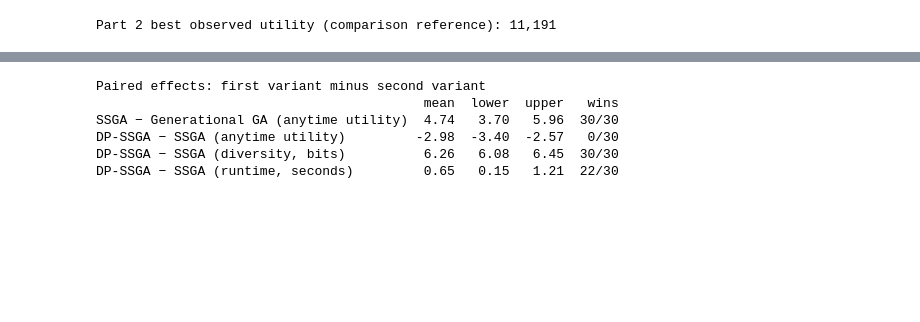
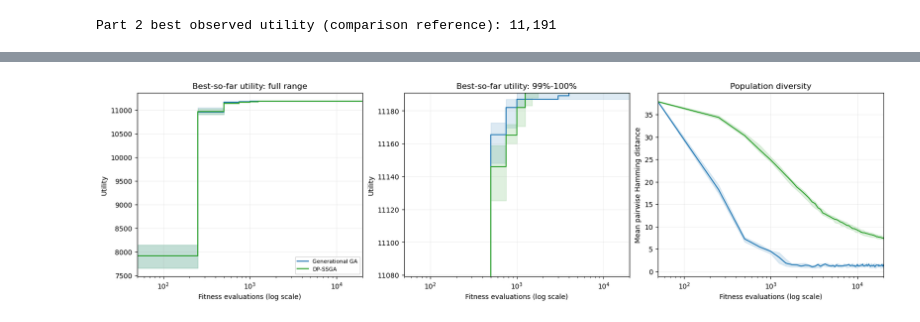
Before and after one commit to CuongMe/CSCU9YE-Artificial-Intelligence-30065980, a Jupyter notebook: 30065980_CSCU9YE_Assignment.ipynb, the cells around one changed output, grey strips where cells are left out. Cells and saved outputs as stored; diff of their text form; code cells hidden in the pictures; blank space fills up the shorter version.

```diff
--- a/30065980_CSCU9YE_Assignment.ipynb
+++ b/30065980_CSCU9YE_Assignment.ipynb
@@ -1623,6 +1618,5 @@ def part4_metric_values(runs, variant, metric):
 # %%
-def part4_paired_wilcoxon(first, second):
-    """Two-sided paired Wilcoxon p-value (1.0 for identical samples)."""
-    if np.allclose(first, second, atol=1e-10, rtol=0):
-        return 1.0
-    return float(wilcoxon(first, second).pvalue)
+def part3_curve_statistics(runs, variant, curve_name):
+    """Return the median and interquartile range at each checkpoint."""
+    curves = np.stack([run[curve_name] for run in runs[variant]])
+    return np.median(curves, axis=0), np.percentile(curves, [25, 75], axis=0)
@@ -1702,32 +1623,32 @@ Runtime (seconds)       0.004369                    0.612                    0.0
-# %%
-def part4_paired_effect(runs, first, second, metric, bootstrap_samples=5000):
-    """Summarise matched-seed differences with a reproducible bootstrap CI."""
-    first_values = part4_metric_values(runs, first, metric)
-    second_values = part4_metric_values(runs, second, metric)
-    differences = first_values - second_values
-
-    rng = np.random.default_rng(2026)
-    resampled_means = rng.choice(differences, size=(bootstrap_samples, len(differences)), replace=True).mean(axis=1)
-    lower, upper = np.quantile(resampled_means, [0.025, 0.975])
-
-    return {"mean": float(differences.mean()),"lower": float(lower),"upper": float(upper),"wins": int(np.sum(differences > 0)),}
-
-
-part4_effects = {
-    "SSGA − Generational GA (anytime utility)": part4_paired_effect(part4_runs, "SSGA", "Generational GA", "anytime_utility"),
-    "DP-SSGA − SSGA (anytime utility)": part4_paired_effect(part4_runs, "DP-SSGA", "SSGA", "anytime_utility"),
-    "DP-SSGA − SSGA (diversity, bits)": part4_paired_effect(part4_runs, "DP-SSGA", "SSGA", "mean_diversity"),
-    "DP-SSGA − SSGA (runtime, seconds)": part4_paired_effect(part4_runs, "DP-SSGA", "SSGA", "runtime_s"),
-}
-
-part4_effect_table = pd.DataFrame.from_dict(part4_effects, orient="index")
-part4_effect_table["wins"] = part4_effect_table["wins"].astype(str) + f"/{len(PART4_SEEDS)}"
-print("Paired effects: first variant minus second variant")
-print(part4_effect_table.round(2).to_string())
-# %% [output]
-Paired effects: first variant minus second variant
-                                          mean  lower  upper   wins
-SSGA − Generational GA (anytime utility)  4.74   3.70   5.96  30/30
-DP-SSGA − SSGA (anytime utility)         -2.98  -3.40  -2.57   0/30
-DP-SSGA − SSGA (diversity, bits)          6.26   6.08   6.45  30/30
-DP-SSGA − SSGA (runtime, seconds)         0.65   0.15   1.21  22/30
+# %%
+def part3_plot_progress(runs):
+    """Show utility, a near-ceiling zoom, and diversity on log evaluation axes."""
+    fig, axes = plt.subplots(1, 3, figsize=(16, 4.5), constrained_layout=True)
+
+    for variant in PART3_VARIANTS:
+        color = PART3_COLORS[variant]
+        utility_median, utility_iqr = part3_curve_statistics(runs, variant, "utility_curve")
+        diversity_median, diversity_iqr = part3_curve_statistics(runs, variant, "diversity_curve")
+
+        for axis in axes[:2]:
+            axis.step(PART3_CHECKPOINTS, utility_median, where="post", color=color, label=variant)
+            axis.fill_between(PART3_CHECKPOINTS, *utility_iqr, step="post", color=color, alpha=0.15)
+
+        axes[2].plot(PART3_CHECKPOINTS, diversity_median, color=color, label=variant)
+        axes[2].fill_between(PART3_CHECKPOINTS, *diversity_iqr, color=color, alpha=0.15)
+
+    axes[0].set(title="Best-so-far utility: full range", ylabel="Utility")
+    axes[1].set(title="Best-so-far utility: 99%-100%", ylabel="Utility")
+    axes[1].set_ylim(0.99 * PART3_REFERENCE_UTILITY, PART3_REFERENCE_UTILITY)
+    axes[2].set(title="Population diversity", ylabel="Mean pairwise Hamming distance")
+    for axis in axes:
+        axis.set_xscale("log")
+        axis.set_xlim(50, 20_000)
+        axis.set_xlabel("Fitness evaluations (log scale)")
+        axis.grid(alpha=0.2)
+    axes[0].legend(fontsize=8)
+    plt.show()
+# %%
+part3_plot_progress(part3_runs)
+# %% [output]
+[figure, added]
```
Also changed, not shown: parts of 125 cells of this notebook, 6 other files.
